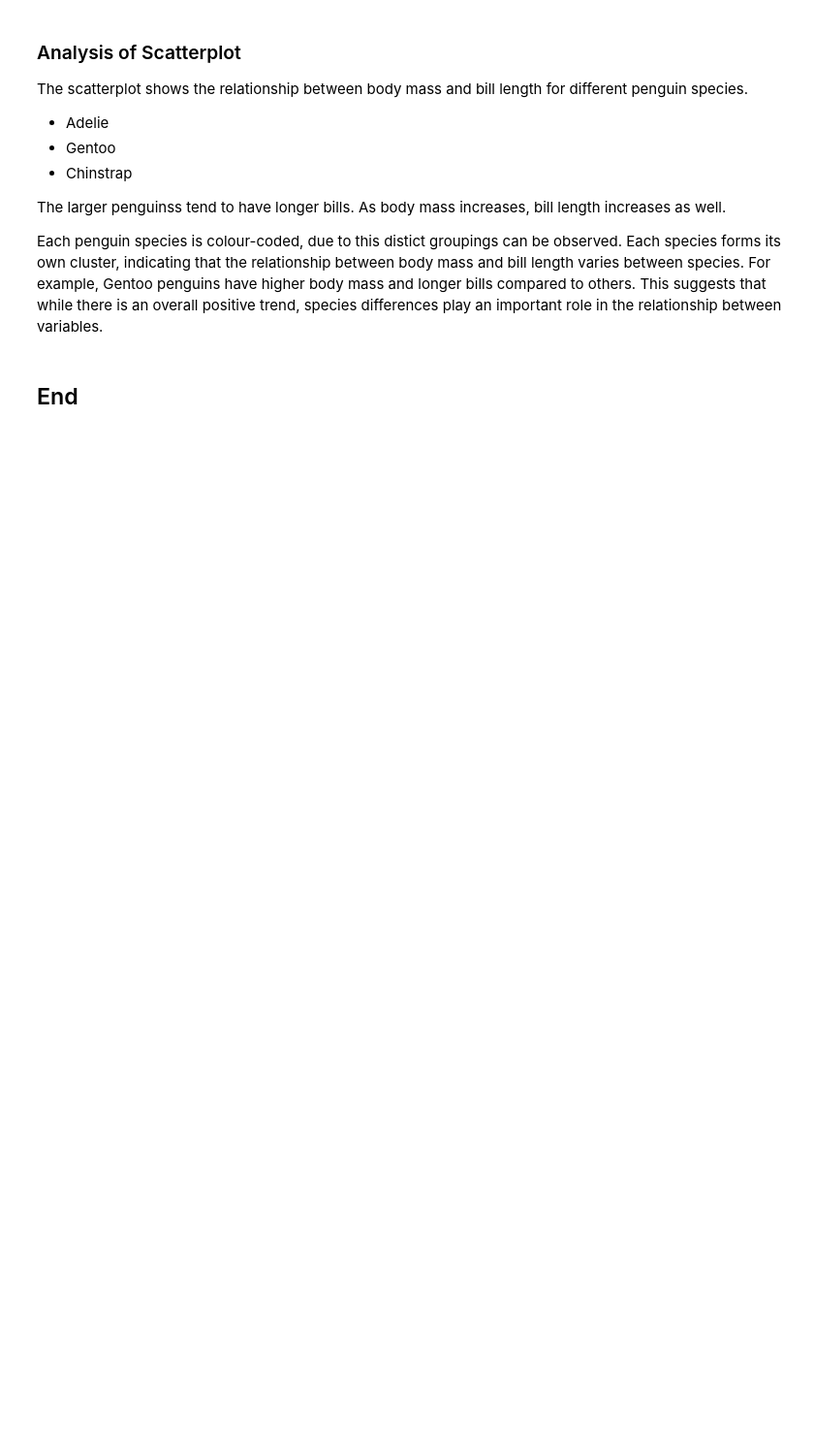
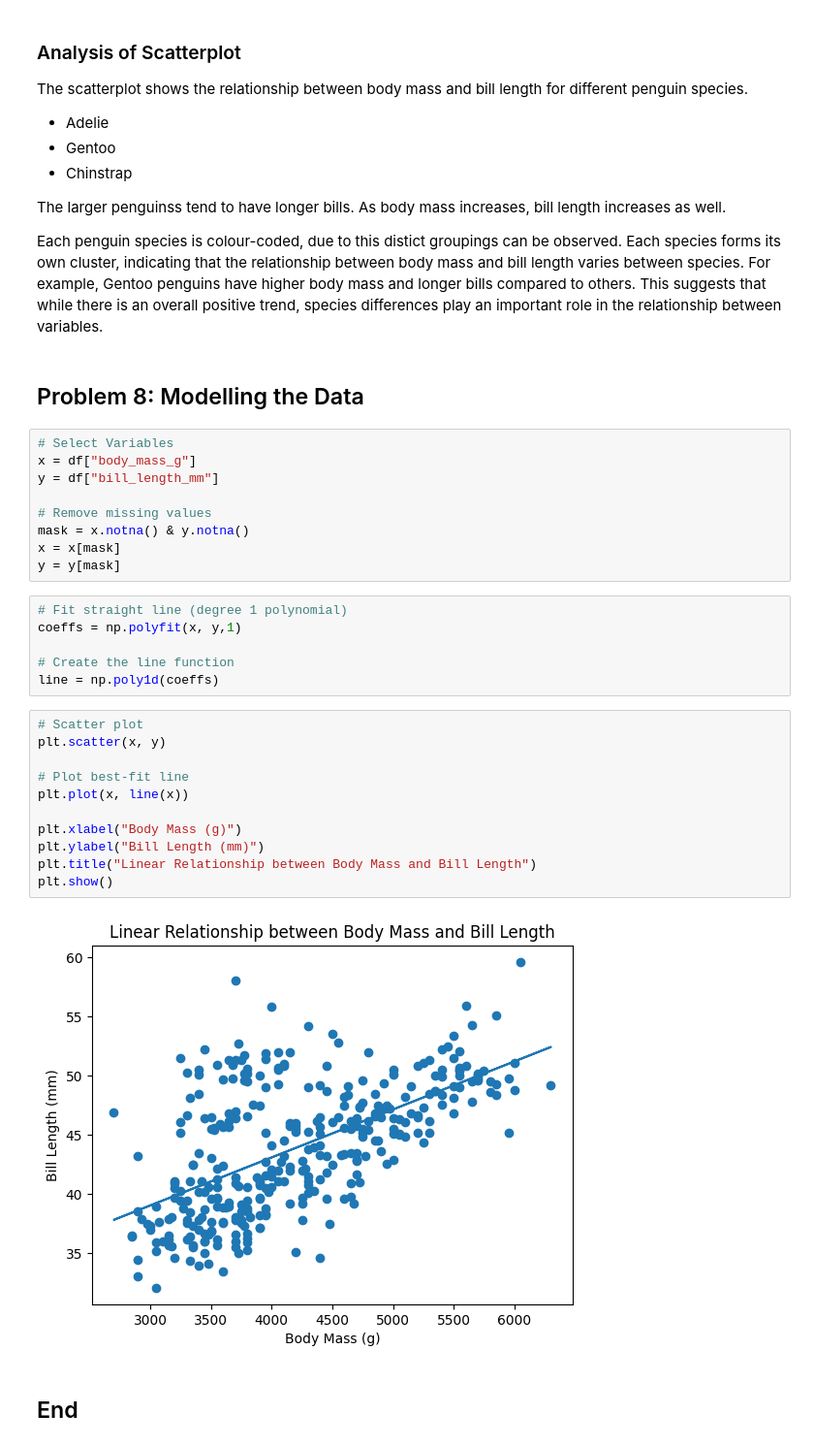
Before and after one commit to aiswarialajan124-png/principles_of_data_analytics, a Jupyter notebook: problems.ipynb, the cells around one changed output. Shown at 97% size. Saved outputs shown, nothing was run; the diff lists cells and outputs as text; blank space fills up the shorter version.

Commit message:
Started Modelling data for Problem 8

```diff
--- a/problems.ipynb
+++ b/problems.ipynb
@@ -119,5 +119,35 @@ The scatterplot shows the relationship between body mass and bill length for dif
 The larger penguinss tend to have longer bills. As body mass increases, bill length increases as well.
 
 Each penguin species is colour-coded, due to this distict groupings can be observed. Each species forms its own cluster, indicating that the relationship between body mass and bill length varies between species. For example, Gentoo penguins have higher body mass and longer bills compared to others. This suggests that while there is an overall positive trend, species differences play an important role in the relationship between  variables.
+# %% [markdown]
+## Problem 8: Modelling the Data
+# %%
+# Select Variables
+x = df["body_mass_g"]
+y = df["bill_length_mm"]
+
+# Remove missing values
+mask = x.notna() & y.notna()
+x = x[mask]
+y = y[mask]
+# %%
+# Fit straight line (degree 1 polynomial)
+coeffs = np.polyfit(x, y,1)
+
+# Create the line function
+line = np.poly1d(coeffs)
+# %%
+# Scatter plot
+plt.scatter(x, y)
+
+# Plot best-fit line
+plt.plot(x, line(x))
+
+plt.xlabel("Body Mass (g)")
+plt.ylabel("Bill Length (mm)")
+plt.title("Linear Relationship between Body Mass and Bill Length")
+plt.show()
+# %% [output]
+[figure, added]
 # %% [markdown]
 ## End
```
